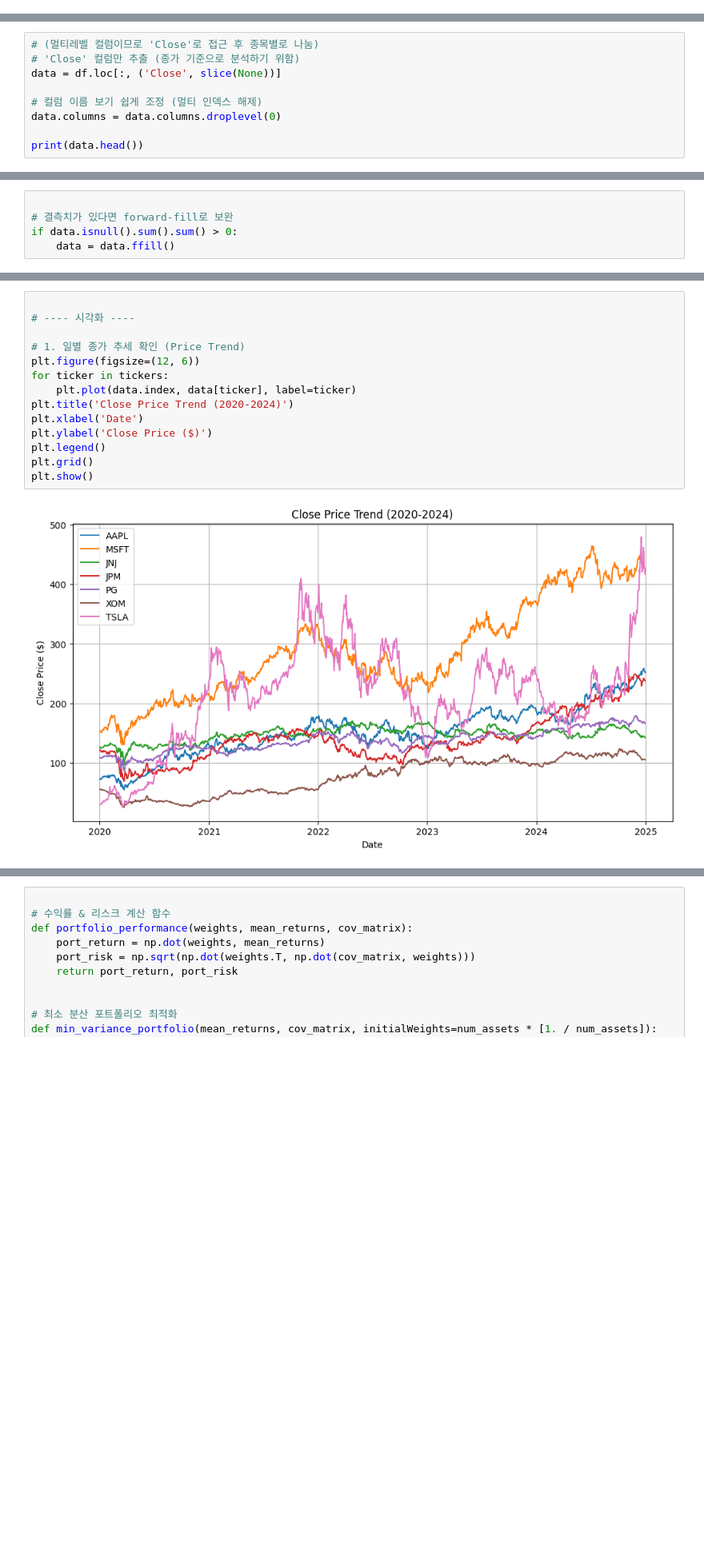
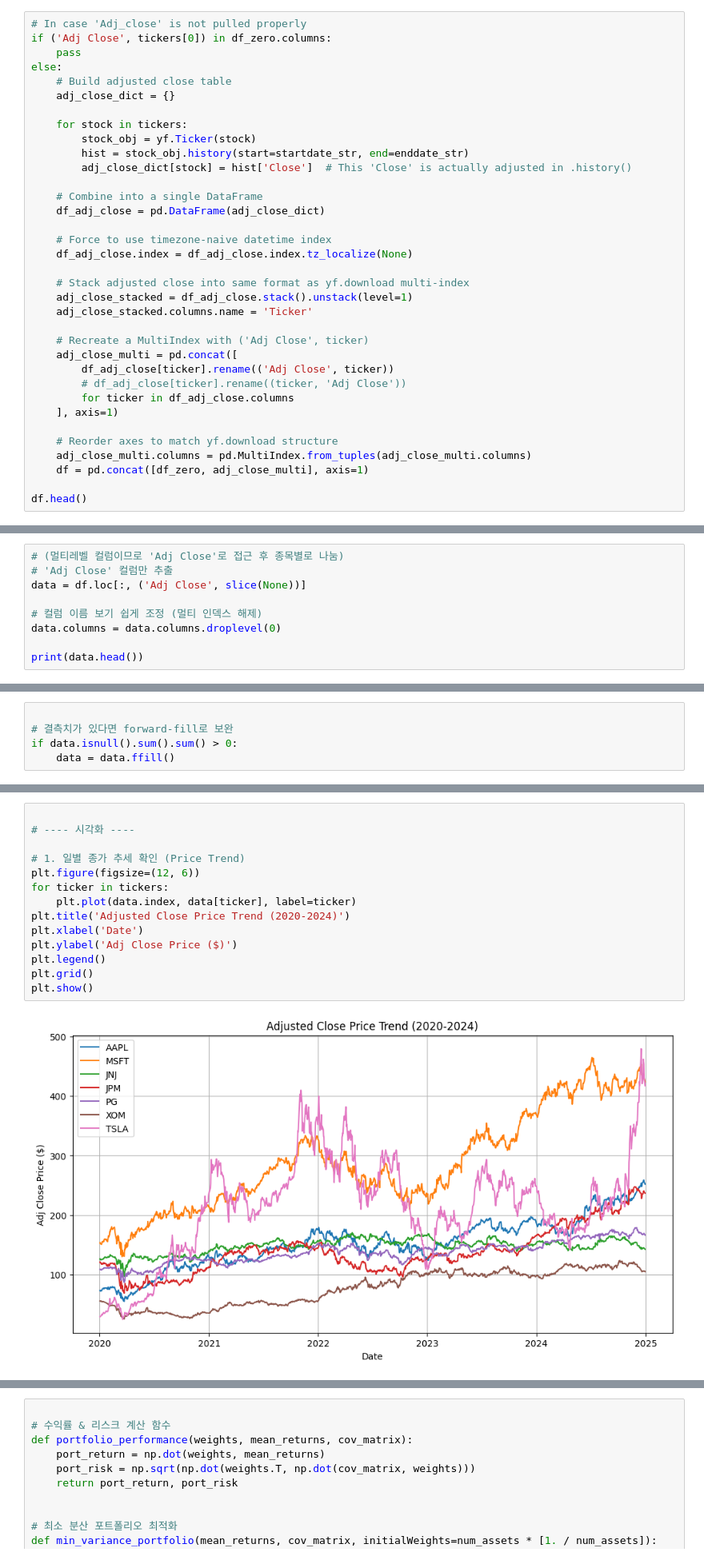
Before and after one commit to jeongho-d-park/portfolio_optimization, a Jupyter notebook: PfOpt.ipynb, the cells around one changed output, grey strips where cells are left out. Shown: that part at 80% size. Cells and saved outputs as stored; diff of their text form; blank space fills up the shorter version.

Commit message:
Adjusted close price is pulled using yfinance.Ticker.history()

```diff
--- a/PfOpt.ipynb
+++ b/PfOpt.ipynb
@@ -63,3 +64,38 @@ MultiIndex([( 'Close', 'AAPL'),
             ('Volume', 'TSLA'),
             ('Volume',  'XOM')],
            names=['Price', 'Ticker'])
+# %%
+# In case 'Adj_close' is not pulled properly
+if ('Adj Close', tickers[0]) in df_zero.columns:
+    pass
+else:
+    # Build adjusted close table
+    adj_close_dict = {}
+
+    for stock in tickers:
+        stock_obj = yf.Ticker(stock)
+        hist = stock_obj.history(start=startdate_str, end=enddate_str)
+        adj_close_dict[stock] = hist['Close']  # This 'Close' is actually adjusted in .history()
+
+    # Combine into a single DataFrame
+    df_adj_close = pd.DataFrame(adj_close_dict)
+
+    # Force to use timezone-naive datetime index
+    df_adj_close.index = df_adj_close.index.tz_localize(None)
+
+    # Stack adjusted close into same format as yf.download multi-index
+    adj_close_stacked = df_adj_close.stack().unstack(level=1)
+    adj_close_stacked.columns.name = 'Ticker'
+
+    # Recreate a MultiIndex with ('Adj Close', ticker)
+    adj_close_multi = pd.concat([
+        df_adj_close[ticker].rename(('Adj Close', ticker))
+        # df_adj_close[ticker].rename((ticker, 'Adj Close'))
+        for ticker in df_adj_close.columns
+    ], axis=1)
+
+    # Reorder axes to match yf.download structure
+    adj_close_multi.columns = pd.MultiIndex.from_tuples(adj_close_multi.columns)
+    df = pd.concat([df_zero, adj_close_multi], axis=1)
+
+df.head()
@@ -66,7 +112,7 @@ MultiIndex([( 'Close', 'AAPL'),
 # %%
-# (멀티레벨 컬럼이므로 'Close'로 접근 후 종목별로 나눔)
-# 'Close' 컬럼만 추출 (종가 기준으로 분석하기 위함)
-data = df.loc[:, ('Close', slice(None))]
+# (멀티레벨 컬럼이므로 'Adj Close'로 접근 후 종목별로 나눔)
+# 'Adj Close' 컬럼만 추출
+data = df.loc[:, ('Adj Close', slice(None))]
 
 # 컬럼 이름 보기 쉽게 조정 (멀티 인덱스 해제)
 data.columns = data.columns.droplevel(0)
@@ -156,19 +202,19 @@ max        0.219190     0.126868
 # %%
 
 # ---- 시각화 ----
 
 # 1. 일별 종가 추세 확인 (Price Trend)
 plt.figure(figsize=(12, 6))
 for ticker in tickers:
     plt.plot(data.index, data[ticker], label=ticker)
-plt.title('Close Price Trend (2020-2024)')
+plt.title('Adjusted Close Price Trend (2020-2024)')
 plt.xlabel('Date')
-plt.ylabel('Close Price ($)')
+plt.ylabel('Adj Close Price ($)')
 plt.legend()
 plt.grid()
 plt.show()
 # %% [output]
-[figure, old version]
+[figure, new version]
 # %%
 
 # 2-1. 종목별 수익률 분포 (히스토그램)
```
Also changed, not shown: parts of 22 cells of this notebook, 2 other files.
